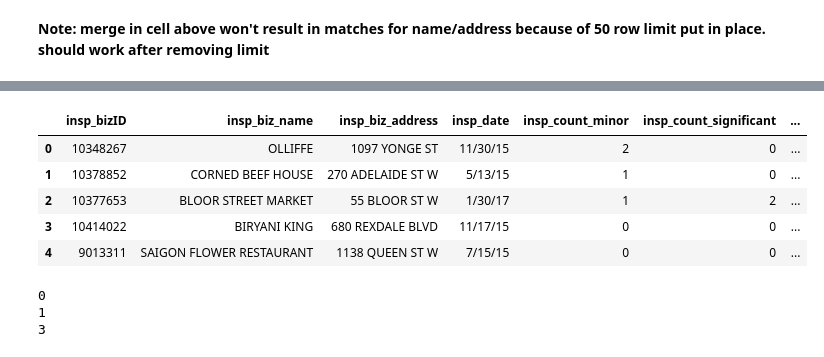
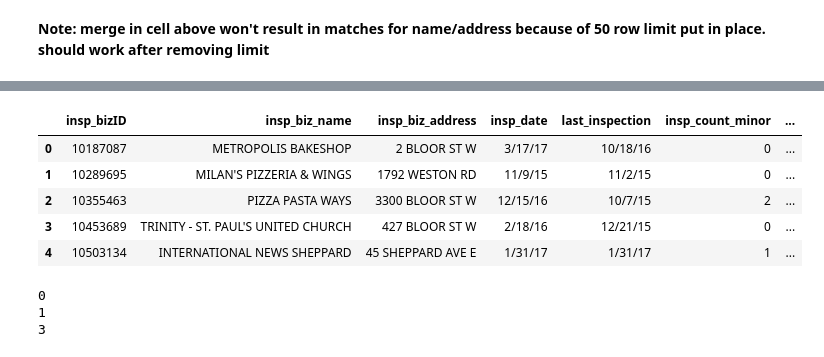
Before and after one commit to ms682/DataScience, a Jupyter notebook: yelp-toronto-dataset.ipynb, the cells around one changed output, grey strips where cells are left out. Drawn from its saved outputs; the diff is of its cells as text; code cells hidden in the pictures.

```diff
--- a/yelp-toronto-dataset.ipynb
+++ b/yelp-toronto-dataset.ipynb
@@ -158,16 +166,16 @@ See the caveats in the documentation: http://pandas.pydata.org/pandas-docs/stabl
 # %%
 #import toronto inspection data
-cur.execute("SELECT * FROM public.trnt_inspn_agg LIMIT 50")
+cur.execute("SELECT * FROM public.toronto_inspections LIMIT 50")
 insp = pd.DataFrame(cur.fetchall())
-insp.columns = ['insp_bizID','insp_biz_name','insp_biz_address','insp_date','insp_count_minor','insp_count_significant','insp_count_crucial','insp_count_na','insp_total_count_cs']
+insp.columns = ['insp_bizID','insp_biz_name','insp_biz_address','insp_date', 'last_inspection','insp_count_minor','insp_count_significant','insp_count_crucial','insp_count_na','insp_total_count_cs']
 insp.head()
 # %% [output]
-|  | insp_bizID | insp_biz_name | insp_biz_address | insp_date | insp_count_minor | insp_count_significant | ... |
-| 0 | 10348267 | OLLIFFE | 1097 YONGE ST | 11/30/15 | 2 | 0 | ... |
-| 1 | 10378852 | CORNED BEEF HOUSE | 270 ADELAIDE ST W | 5/13/15 | 1 | 0 | ... |
-| 2 | 10377653 | BLOOR STREET MARKET | 55 BLOOR ST W | 1/30/17 | 1 | 2 | ... |
-| 3 | 10414022 | BIRYANI KING | 680 REXDALE BLVD | 11/17/15 | 0 | 0 | ... |
-| 4 | 9013311 | SAIGON FLOWER RESTAURANT | 1138 QUEEN ST W | 7/15/15 | 0 | 0 | ... |
+|  | insp_bizID | insp_biz_name | insp_biz_address | insp_date | last_inspection | insp_count_minor | ... |
+| 0 | 10187087 | METROPOLIS BAKESHOP | 2 BLOOR ST W | 3/17/17 | 10/18/16 | 0 | ... |
+| 1 | 10289695 | MILAN'S PIZZERIA & WINGS | 1792 WESTON RD | 11/9/15 | 11/2/15 | 0 | ... |
+| 2 | 10355463 | PIZZA PASTA WAYS | 3300 BLOOR ST W | 12/15/16 | 10/7/15 | 2 | ... |
+| 3 | 10453689 | TRINITY - ST. PAUL'S UNITED CHURCH | 427 BLOOR ST W | 2/18/16 | 12/21/15 | 0 | ... |
+| 4 | 10503134 | INTERNATIONAL NEWS SHEPPARD | 45 SHEPPARD AVE E | 1/31/17 | 1/31/17 | 1 | ... |
 # %%
 #declare function to calculate levenshtein distance between 2 strings (not case sensitive)
 def lev(string1, string2):
```
Also changed, not shown: parts of 11 cells of this notebook.
